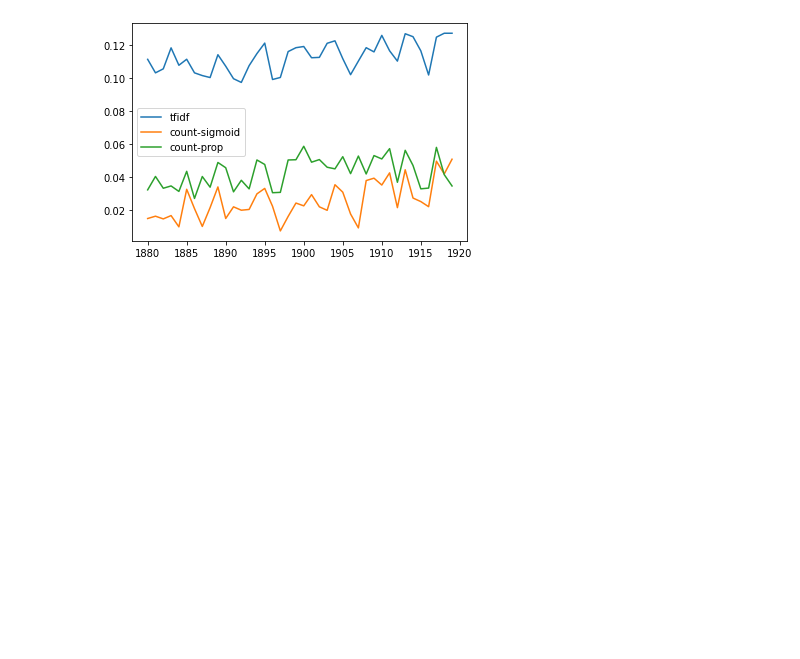
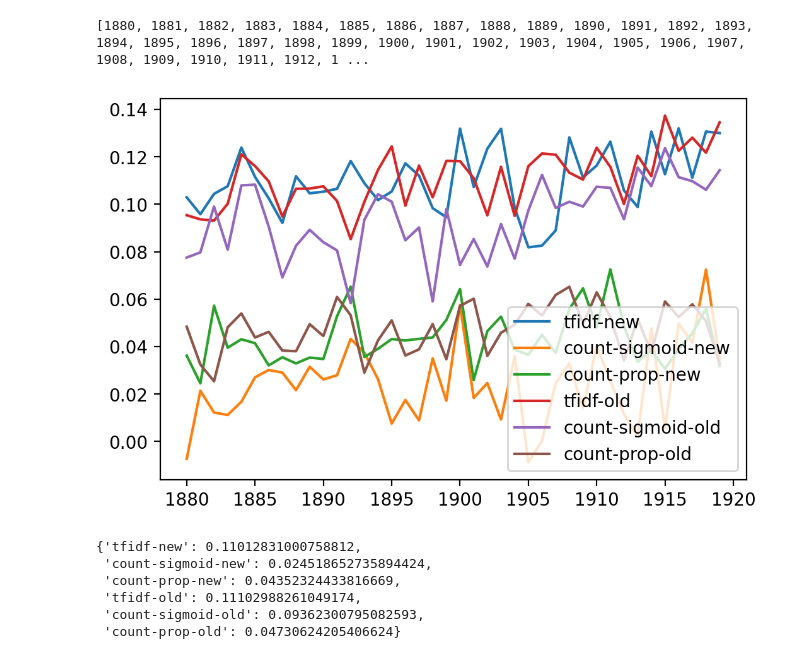
Before and after one commit to UtrechtUniversity/patent-breakthrough, a Jupyter notebook: examples/old-tfidf.ipynb, the cells around one changed output. Cells and saved outputs as stored; diff of their text form; code cells hidden in the pictures; blank space fills up the shorter version.

Commit message:
More data

```diff
--- a/examples/old-tfidf.ipynb
+++ b/examples/old-tfidf.ipynb
@@ -10,3 +14,8 @@ models = {
     "count-sigmoid": CountVecEmbedder("sigmoid"),
     "count-prop": CountVecEmbedder("prop"),
 }
+# %%
+preprocessors = {
+    "new": Preprocessor(log_level=logging.ERROR),
+    "old": OldPreprocessor()
+}
@@ -13,17 +26,35 @@ models = {
 # %%
-results = {name: [] for name in models}
+results = defaultdict(lambda: [])
 all_years = []
-for year in tqdm(range(1880, 1920)):
-    patents = read_xz(f"../data/unprocessed/{year}.xz")
-    documents = [pat["contents"] for pat in patents]
-    res = classification_benchmark(patents, models, n_patents=10000, n_class_sample=20000)
-    for model_name, r in res.items():
-        results[model_name].append(r)
-    all_years.append(year)
+for prep_name, prep in preprocessors.items():
+    for year in tqdm(range(1880, 1920)):
+        patents, _ = prep.preprocess_file(f"../data/unprocessed/{year}.xz")
+        documents = [pat["contents"] for pat in patents]
+        res = classification_benchmark(patents, models, n_patents=1000, n_class_sample=20000)
+        for model_name, r in res.items():
+            results[model_name + "-" + prep_name].append(r)
+
+        if prep_name == "old":
+            all_years.append(year)
+# %%
+print(all_years)
+# %% [output]
+[1880, 1881, 1882, 1883, 1884, 1885, 1886, 1887, 1888, 1889, 1890, 1891, 1892, 1893, 1894, 1895, 1896, 1897, 1898, 1899, 1900, 1901, 1902, 1903, 1904, 1905, 1906, 1907, 1908, 1909, 1910, 1911, 1912, 1 ...
 # %%
+plt.figure(dpi=200)
 for model_name, res in results.items():
     plt.plot(all_years, res, label=model_name)
 plt.legend()
 plt.show()
 # %% [output]
-[figure, old version]
+[figure, new version]
+# %%
+import numpy as np
+{name: np.mean(res) for name, res in results.items()}
+# %% [output]
+{'tfidf-new': 0.11012831000758812,
+ 'count-sigmoid-new': 0.024518652735894424,
+ 'count-prop-new': 0.04352324433816669,
+ 'tfidf-old': 0.11102988261049174,
+ 'count-sigmoid-old': 0.09362300795082593,
+ 'count-prop-old': 0.04730624205406624}
```
Also changed, not shown: parts of 2 cells of this notebook.
